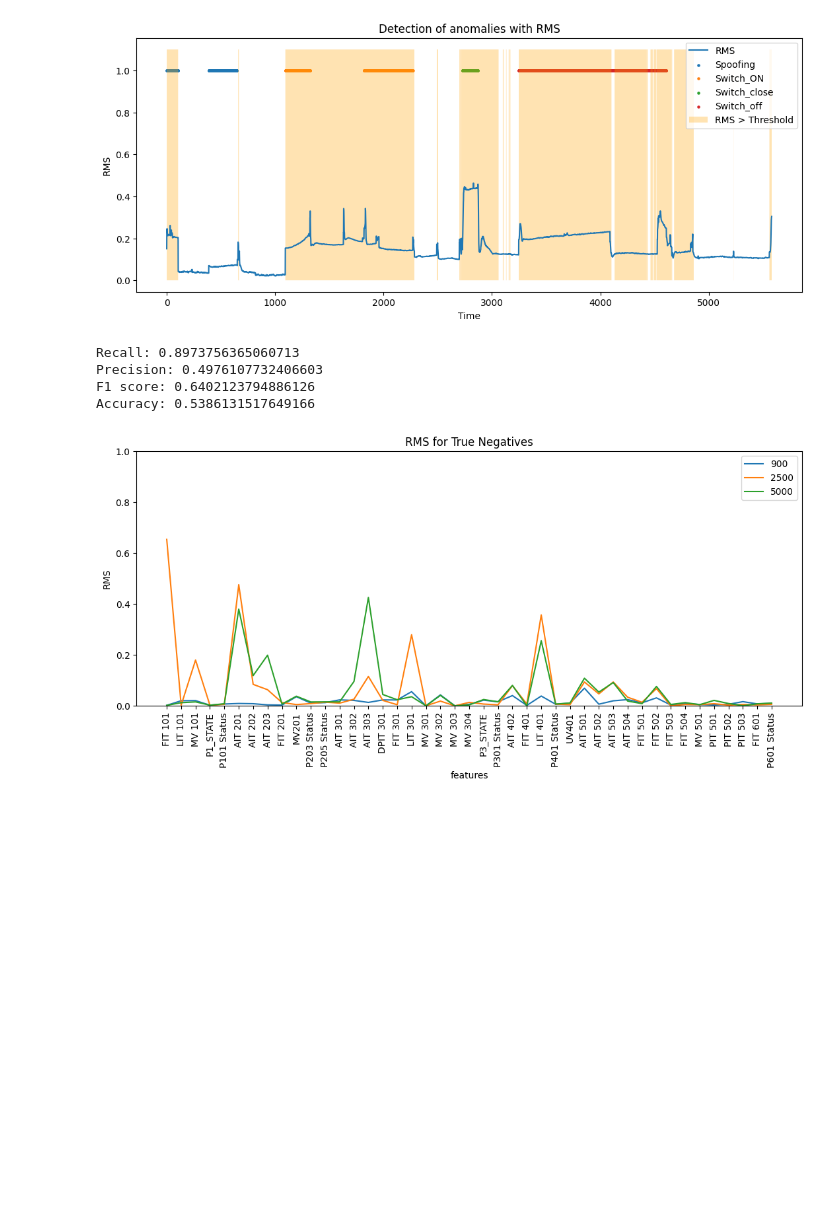
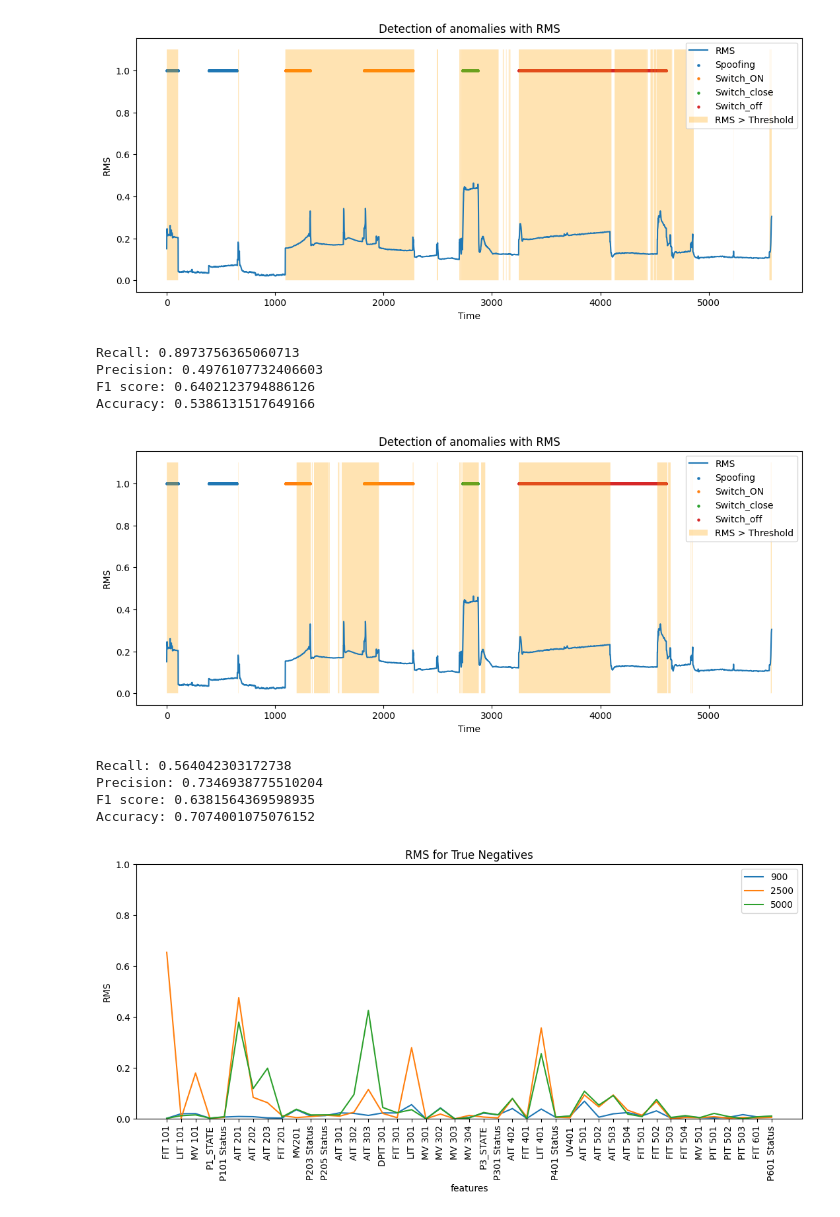
Before and after one commit to Bast-94/CYBERML-Project, a Jupyter notebook: cyber-ml.ipynb, the cells around one changed output. Drawn from its saved outputs; the diff is of its cells as text; code cells hidden in the pictures; blank space fills up the shorter version.

Commit message:
threshold

```diff
--- a/cyber-ml.ipynb
+++ b/cyber-ml.ipynb
@@ -412,5 +427,49 @@ plt.savefig('./figures/Detection of anomalies with RMS.png')
 # %% [output]
 [figure]
+# %%
+# Metrics
+tp = np.where((rms >= threshold) & (y_test == 1))[0]
+fp = np.where((rms >= threshold) & (y_test == 0))[0]
+tn = np.where((rms < threshold) & (y_test == 0))[0]
+fn = np.where((rms < threshold) & (y_test == 1))[0]
+
+
+recall = len(tp) / (len(tp) + len(fn))
+precision = len(tp) / (len(tp) + len(fp))
+f1 = 2 * (precision * recall) / (precision + recall)
+accuracy = (len(tp) + len(tn)) / (len(tp) + len(tn) + len(fp) + len(fn))
+
+
+print(f'Recall: {recall}')
+print(f'Precision: {precision}')
+print(f'F1 score: {f1}')
+print(f'Accuracy: {accuracy}')
+# %% [output]
+Recall: 0.8973756365060713
+Precision: 0.4976107732406603
+F1 score: 0.6402123794886126
+Accuracy: 0.5386131517649166
+# %%
+threshold = 0.17
+
+plt.figure(figsize=(13, 5))
+plt.plot(rms, label='RMS')
+# plt.scatter(np.where(y_test == 1), y_test[y_test == 1], color='red', label='Attack', s=5)
+for i in range(1, len(attacks)):
+    bool1 = attack == attacks[i]
+    idx = attack[bool1].index
+    plt.scatter(idx, np.ones(shape=len(idx)), label=attacks[i], s=5)
+
+plt.fill_between(np.arange(len(rms)), rms, 0, where=(rms > threshold), facecolor='orange', alpha=0.3, label='RMS > Threshold')
+plt.fill_between(np.arange(len(rms)), rms, 1.1, where=(rms > threshold), facecolor='orange', alpha=0.3)
+plt.xlabel('Time')
+plt.ylabel('RMS')
+plt.title('Detection of anomalies with RMS')
+plt.legend()
+
+plt.savefig('./figures/Detection of anomalies with RMS Threshold 0.17.png')
+# %% [output]
+[figure, added]
 # %%
 # Metrics
 tp = np.where((rms >= threshold) & (y_test == 1))[0]
@@ -430,10 +489,10 @@ print(f'Precision: {precision}')
 print(f'F1 score: {f1}')
 print(f'Accuracy: {accuracy}')
 # %% [output]
-Recall: 0.8973756365060713
-Precision: 0.4976107732406603
-F1 score: 0.6402123794886126
-Accuracy: 0.5386131517649166
+Recall: 0.564042303172738
+Precision: 0.7346938775510204
+F1 score: 0.6381564369598935
+Accuracy: 0.7074001075076152
 # %%
 # Plot RMS for each feature
 
```
Also changed, not shown: parts of 2 cells of this notebook, 1 other file.
